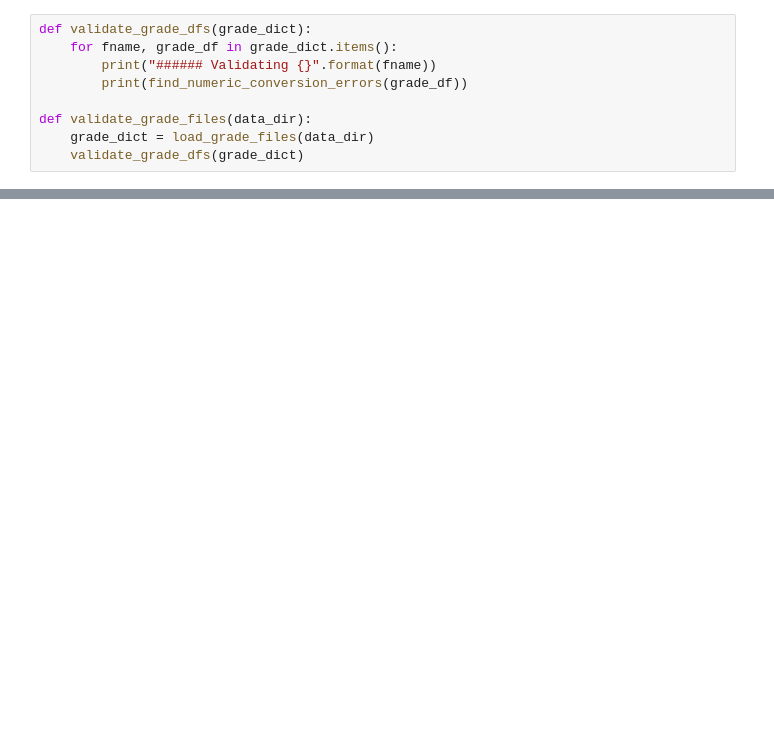
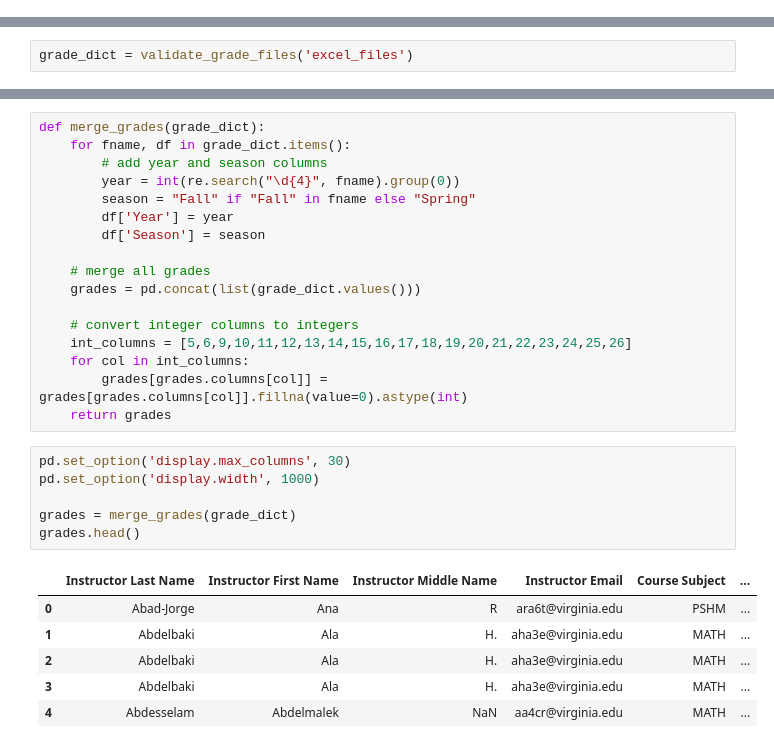
Before and after one commit to thecourseforum/theCourseForum, a Jupyter notebook: grades/data/Grades.ipynb, the cells around one changed output, grey strips where cells are left out. Cells and saved outputs as stored; diff of their text form; blank space fills up the shorter version.

Commit message:
Split grade loading

```diff
--- a/grades/data/Grades.ipynb
+++ b/grades/data/Grades.ipynb
@@ -152,9 +5,0 @@ def find_numeric_conversion_errors(df):
-# %%
-def validate_grade_dfs(grade_dict):
-    for fname, grade_df in grade_dict.items():
-        print("###### Validating {}".format(fname))
-        print(find_numeric_conversion_errors(grade_df))
-
-def validate_grade_files(data_dir):
-    grade_dict = load_grade_files(data_dir)
-    validate_grade_dfs(grade_dict)
@@ -180,0 +13,2 @@ Validating W
+# %%
+grade_dict = validate_grade_files('excel_files')
@@ -180,0 +44,30 @@ Validating W
+# %%
+def merge_grades(grade_dict):
+    for fname, df in grade_dict.items():
+        # add year and season columns
+        year = int(re.search("\d{4}", fname).group(0))
+        season = "Fall" if "Fall" in fname else "Spring"
+        df['Year'] = year
+        df['Season'] = season
+
+    # merge all grades
+    grades = pd.concat(list(grade_dict.values()))
+
+    # convert integer columns to integers
+    int_columns = [5,6,9,10,11,12,13,14,15,16,17,18,19,20,21,22,23,24,25,26]
+    for col in int_columns:
+        grades[grades.columns[col]] = grades[grades.columns[col]].fillna(value=0).astype(int)
+    return grades
+# %%
+pd.set_option('display.max_columns', 30)
+pd.set_option('display.width', 1000)
+
+grades = merge_grades(grade_dict)
+grades.head()
+# %% [output]
+|  | Instructor Last Name | Instructor First Name | Instructor Middle Name | Instructor Email | Course Subject | ... |
+| 0 | Abad-Jorge | Ana | R | ara6t@virginia.edu | PSHM | ... |
+| 1 | Abdelbaki | Ala | H. | aha3e@virginia.edu | MATH | ... |
+| 2 | Abdelbaki | Ala | H. | aha3e@virginia.edu | MATH | ... |
+| 3 | Abdelbaki | Ala | H. | aha3e@virginia.edu | MATH | ... |
+| 4 | Abdesselam | Abdelmalek | NaN | aa4cr@virginia.edu | MATH | ... |
```
Also changed, not shown: parts of 15 cells of this notebook, 4 other files.
